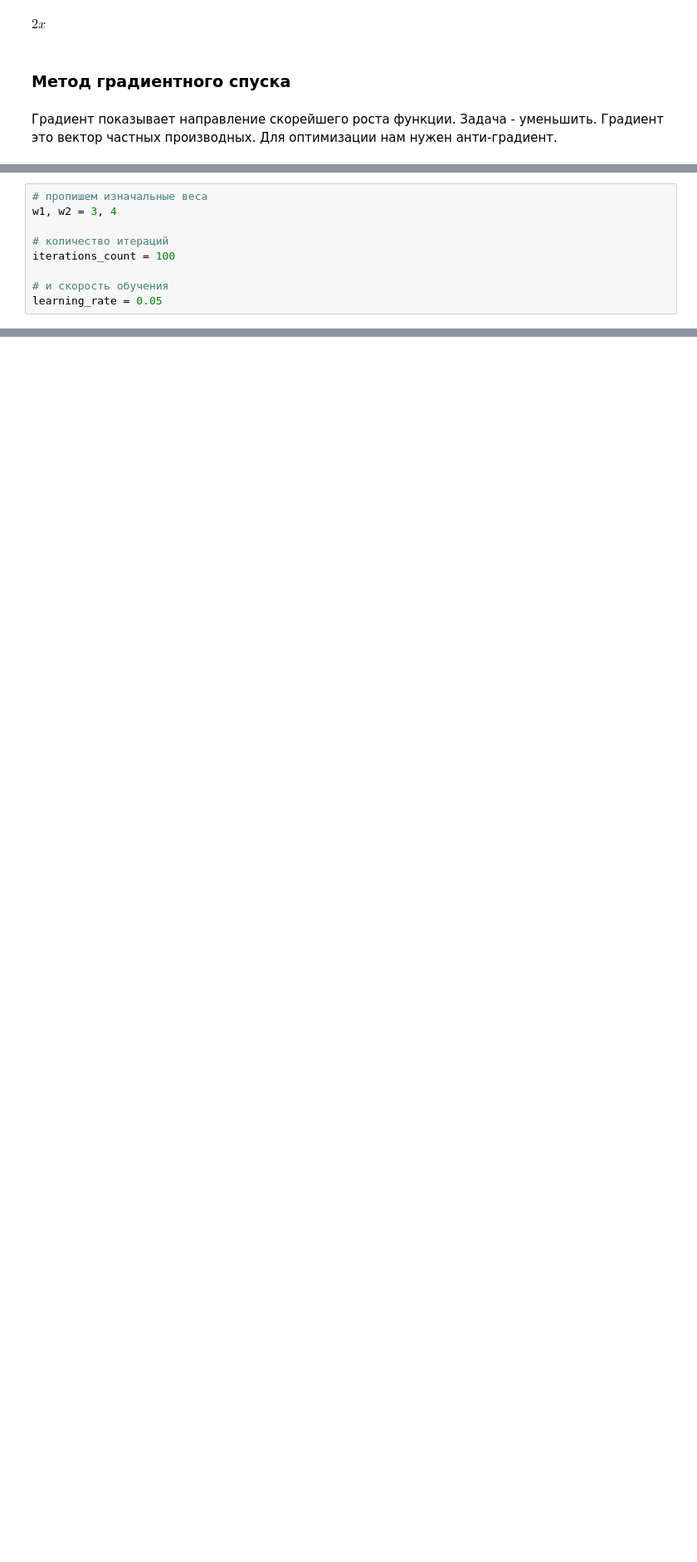
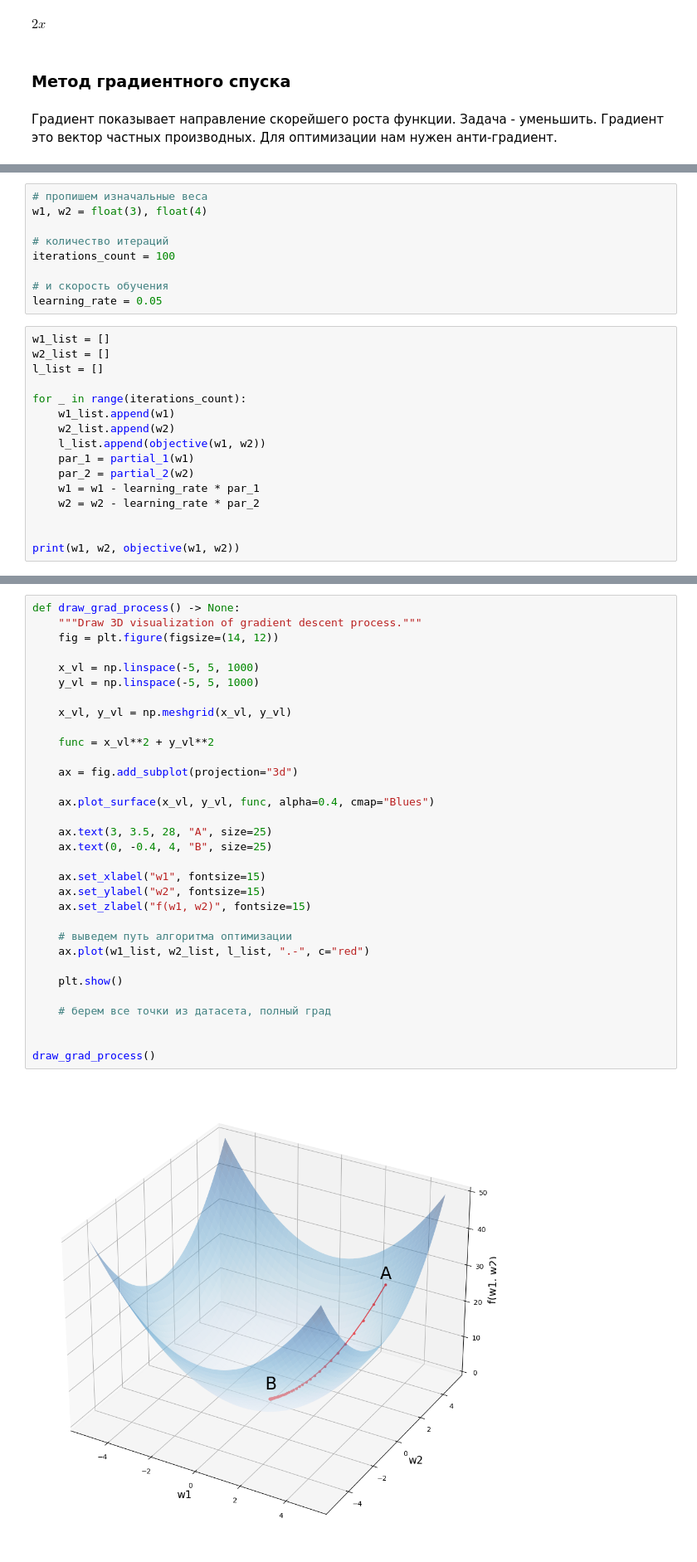
Before and after one commit to SENATOROVAI/Data-Science-For-Beginners-from-scratch-SENATOROV, a Jupyter notebook: python/lessons/gradient.ipynb, the cells around one changed output, grey strips where cells are left out. Shown at 83% size. Cells and saved outputs as stored; diff of their text form; blank space fills up the shorter version.

Commit message:
lesson gradient

```diff
--- a/python/lessons/gradient.ipynb
+++ b/python/lessons/gradient.ipynb
@@ -261,10 +263,26 @@ def partial_2(w2_val: float) -> float:
     return 2.0 * w2_val
 # %%
 # пропишем изначальные веса
-w1, w2 = 3, 4
+w1, w2 = float(3), float(4)
 
 # количество итераций
 iterations_count = 100
 
 # и скорость обучения
 learning_rate = 0.05
+# %%
+w1_list = []
+w2_list = []
+l_list = []
+
+for _ in range(iterations_count):
+    w1_list.append(w1)
+    w2_list.append(w2)
+    l_list.append(objective(w1, w2))
+    par_1 = partial_1(w1)
+    par_2 = partial_2(w2)
+    w1 = w1 - learning_rate * par_1
+    w2 = w2 - learning_rate * par_2
+
+
+print(w1, w2, objective(w1, w2))
@@ -270,0 +291,34 @@ learning_rate = 0.05
+# %%
+def draw_grad_process() -> None:
+    """Draw 3D visualization of gradient descent process."""
+    fig = plt.figure(figsize=(14, 12))
+
+    x_vl = np.linspace(-5, 5, 1000)
+    y_vl = np.linspace(-5, 5, 1000)
+
+    x_vl, y_vl = np.meshgrid(x_vl, y_vl)
+
+    func = x_vl**2 + y_vl**2
+
+    ax = fig.add_subplot(projection="3d")
+
+    ax.plot_surface(x_vl, y_vl, func, alpha=0.4, cmap="Blues")
+
+    ax.text(3, 3.5, 28, "A", size=25)
+    ax.text(0, -0.4, 4, "B", size=25)
+
+    ax.set_xlabel("w1", fontsize=15)
+    ax.set_ylabel("w2", fontsize=15)
+    ax.set_zlabel("f(w1, w2)", fontsize=15)
+
+    # выведем путь алгоритма оптимизации
+    ax.plot(w1_list, w2_list, l_list, ".-", c="red")
+
+    plt.show()
+
+    # берем все точки из датасета, полный град
+
+
+draw_grad_process()
+# %% [output]
+[figure, added]
```
Also changed, not shown: parts of 7 cells of this notebook, 1 other file.
